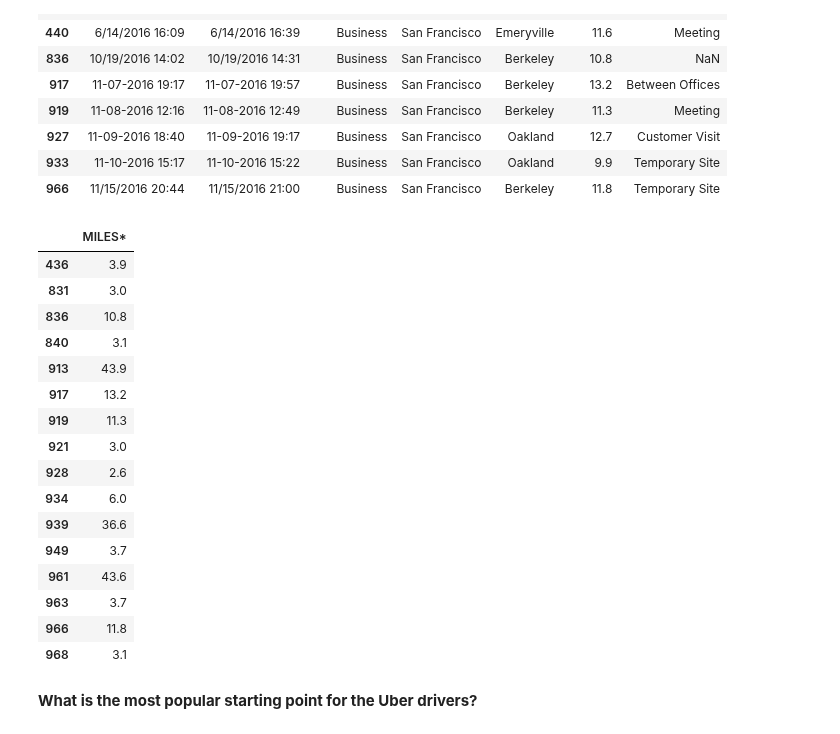
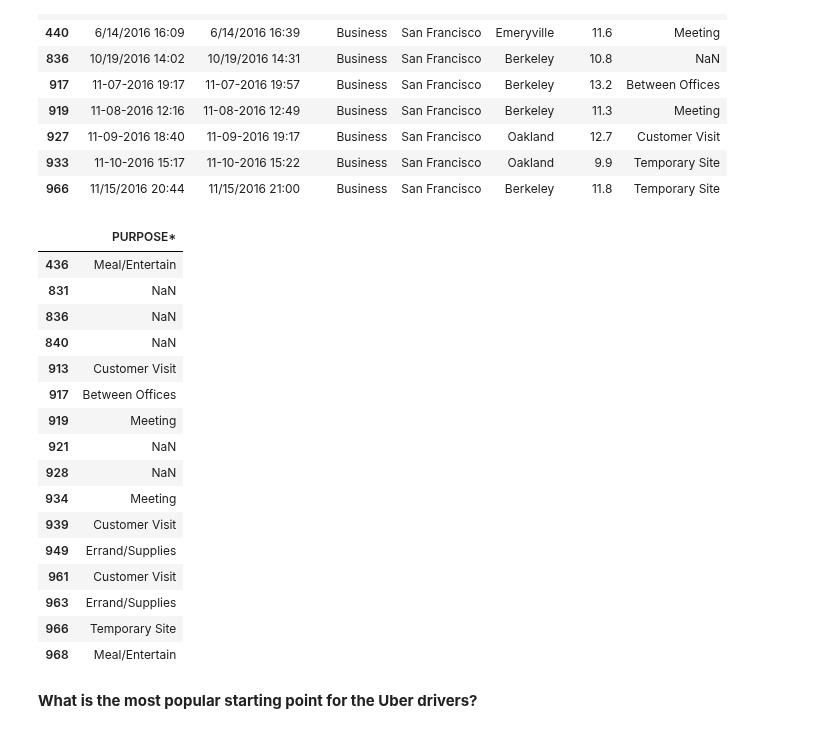
Before and after one commit to Hugox96/Uber_An-lise, a Jupyter notebook: Uber.ipynb, the cells around one changed output. Cells and saved outputs as stored; diff of their text form; code cells hidden in the pictures.

```diff
--- a/Uber.ipynb
+++ b/Uber.ipynb
@@ -177,26 +185,26 @@ start_san_fransisco_loc
 | 966 | 11/15/2016 20:44 | 11/15/2016 21:00 | Business | San Francisco | Berkeley | 11.8 | Temporary Site |
 # %%
 # Posso ir melhorando a seleção, exemplo: Quero pegar Miles = 11.3 com o Loc stop em berkeley
-start_san_fransisco_loc = uber_data.loc[(uber_data["STOP*"]=='Berkeley'),["MILES*"]]
+start_san_fransisco_loc = uber_data.loc[(uber_data["STOP*"]=='Berkeley'),["PURPOSE*"]]
 start_san_fransisco_loc
 # %% [output]
-|  | MILES* |
-| 436 | 3.9 |
-| 831 | 3.0 |
-| 836 | 10.8 |
-| 840 | 3.1 |
-| 913 | 43.9 |
-| 917 | 13.2 |
-| 919 | 11.3 |
-| 921 | 3.0 |
-| 928 | 2.6 |
-| 934 | 6.0 |
-| 939 | 36.6 |
-| 949 | 3.7 |
-| 961 | 43.6 |
-| 963 | 3.7 |
-| 966 | 11.8 |
-| 968 | 3.1 |
+|  | PURPOSE* |
+| 436 | Meal/Entertain |
+| 831 | NaN |
+| 836 | NaN |
+| 840 | NaN |
+| 913 | Customer Visit |
+| 917 | Between Offices |
+| 919 | Meeting |
+| 921 | NaN |
+| 928 | NaN |
+| 934 | Meeting |
+| 939 | Customer Visit |
+| 949 | Errand/Supplies |
+| 961 | Customer Visit |
+| 963 | Errand/Supplies |
+| 966 | Temporary Site |
+| 968 | Meal/Entertain |
 # %% [markdown]
 **What is the most popular starting point for the Uber drivers?**
 # %%
```
Also changed, not shown: parts of 16 cells of this notebook, 2 other files.
